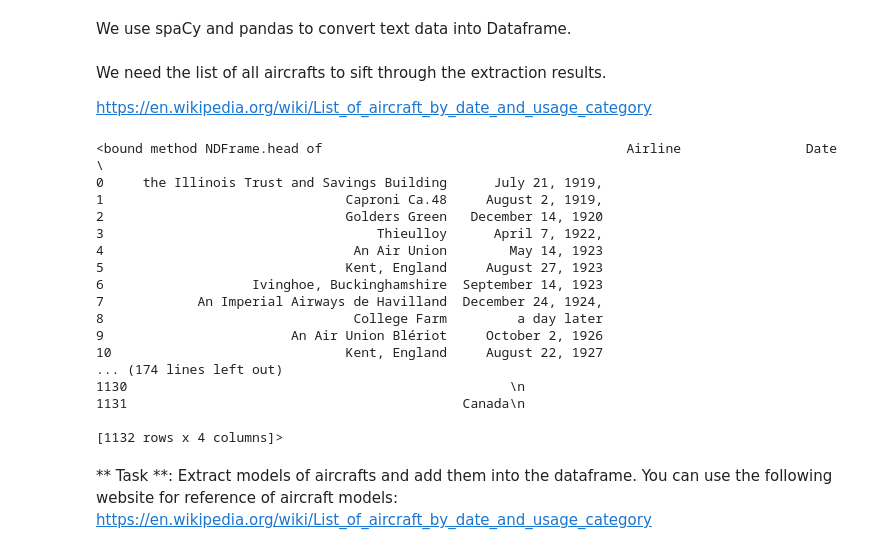
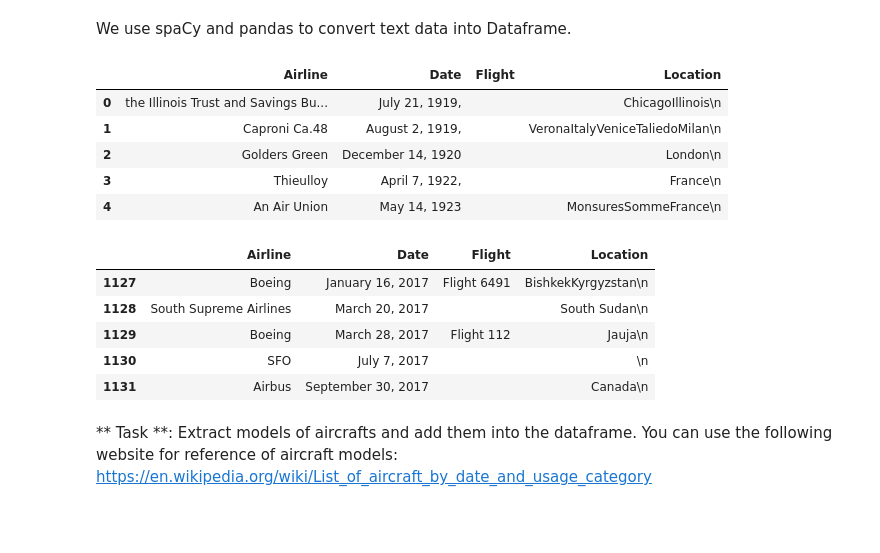
Before and after one commit to ChenRIT/BigGorilla-Assignments-, a Jupyter notebook: Koko/data_prep.ipynb, the cells around one changed output. Drawn from its saved outputs; the diff is of its cells as text; code cells hidden in the pictures; blank space fills up the shorter version.

```diff
--- a/Koko/data_prep.ipynb
+++ b/Koko/data_prep.ipynb
@@ -42,7 +42,7 @@ The following code will check if the generated text file satisfy the requirement
 # %%
 import re
 
-with open(fname, "r") as ifile:
+with open(output_fname, "r") as ifile:
     # Check if all tags have been removed
     doc = ifile.read()
     result = re.search(r"<.*>", doc)
@@ -325,61 +322,55 @@ Here we use textual data instead of JSON output of Koko, because Koko's response
 # From text to Dataframe
 # %% [markdown]
 We use spaCy and pandas to convert text data into Dataframe.
-# %% [markdown]
-We need the list of all aircrafts to sift through the extraction results.
-
-https://en.wikipedia.org/wiki/List_of_aircraft_by_date_and_usage_category
 # %%
 import pandas as pd
 import spacy
 import re
 
 nlp = spacy.load('en')
 
 df = pd.DataFrame(columns=['Date', 'Airline', 'Aircraft', 'Location'])
 # We could add the field of 'Aircraft'. But that could be tricky.
 
 incidents = []
 with open('./data/aviation_incidents_cleaned.txt') as myfile:
     for line in myfile:
         doc = nlp(line)
         icd = {'Date':'', 'Airline':'', 'Flight':'', 'Location':''}
         for ent in doc.ents:
             if ent.label_ == u'DATE':
                 # Get the date
                 icd['Date'] = ent.text
             elif ent.label_ == u'ORG':
                 # Get the organization
                 icd['Airline'] = ent.text
             elif ent.label_ == u'PRODUCT':
                 # Get the flight number
                 if re.search(r'flight', ent.text, re.I):
                     icd['Flight'] = ent.text
             elif ent.label_ == u'GPE':
                 # Get the location
                 icd['Location'] += '' + ent.text
         incidents.append(icd)
 
 df = pd.DataFrame(incidents)
-df.head
+df.head(5)
 # %% [output]
-<bound method NDFrame.head of                                       Airline                Date  \
-0     the Illinois Trust and Savings Building      July 21, 1919,
-1                               Caproni Ca.48     August 2, 1919,
-2                               Golders Green   December 14, 1920
-3                                   Thieulloy      April 7, 1922,
-4                                An Air Union        May 14, 1923
-5                               Kent, England     August 27, 1923
-6                   Ivinghoe, Buckinghamshire  September 14, 1923
-7            An Imperial Airways de Havilland  December 24, 1924,
-8                                College Farm         a day later
-9                        An Air Union Blériot     October 2, 1926
-10                              Kent, England     August 22, 1927
-... (174 lines left out)
-1130                                                 \n
-1131                                           Canada\n
-
-[1132 rows x 4 columns]>
+|  | Airline | Date | Flight | Location |
+| 0 | the Illinois Trust and Savings Bu... | July 21, 1919, |  | ChicagoIllinois\n |
+| 1 | Caproni Ca.48 | August 2, 1919, |  | VeronaItalyVeniceTaliedoMilan\n |
+| 2 | Golders Green | December 14, 1920 |  | London\n |
+| 3 | Thieulloy | April 7, 1922, |  | France\n |
+| 4 | An Air Union | May 14, 1923 |  | MonsuresSommeFrance\n |
+# %%
+df.tail(5)
+# %% [output]
+|  | Airline | Date | Flight | Location |
+| 1127 | Boeing | January 16, 2017 | Flight 6491 | BishkekKyrgyzstan\n |
+| 1128 | South Supreme Airlines | March 20, 2017 |  | South Sudan\n |
+| 1129 | Boeing | March 28, 2017 | Flight 112 | Jauja\n |
+| 1130 | SFO | July 7, 2017 |  | \n |
+| 1131 | Airbus | September 30, 2017 |  | Canada\n |
 # %% [markdown]
 ** Task **: Extract models of aircrafts and add them into the dataframe.
 You can use the following website for reference of aircraft models:
```
Also changed, not shown: parts of 5 cells of this notebook.
